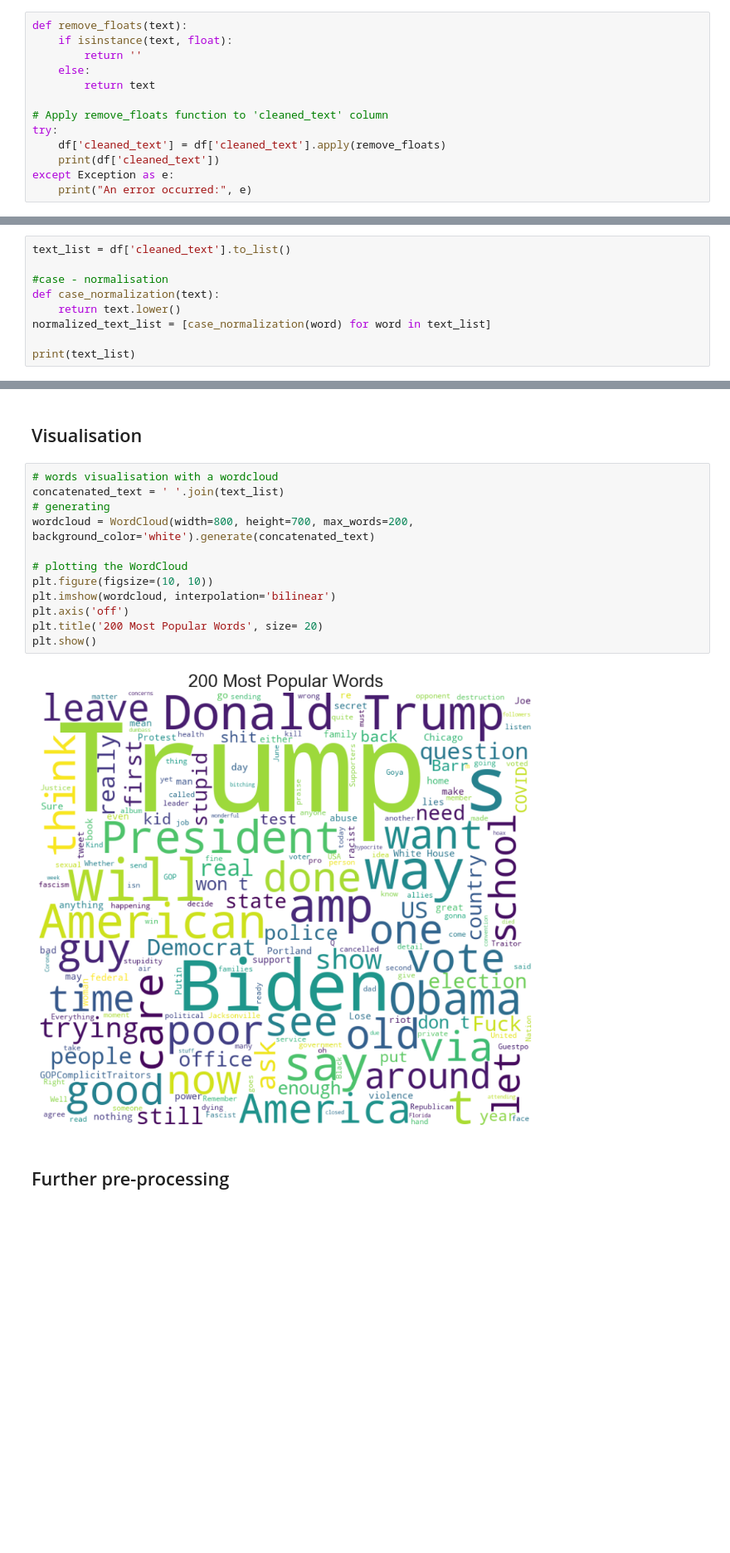
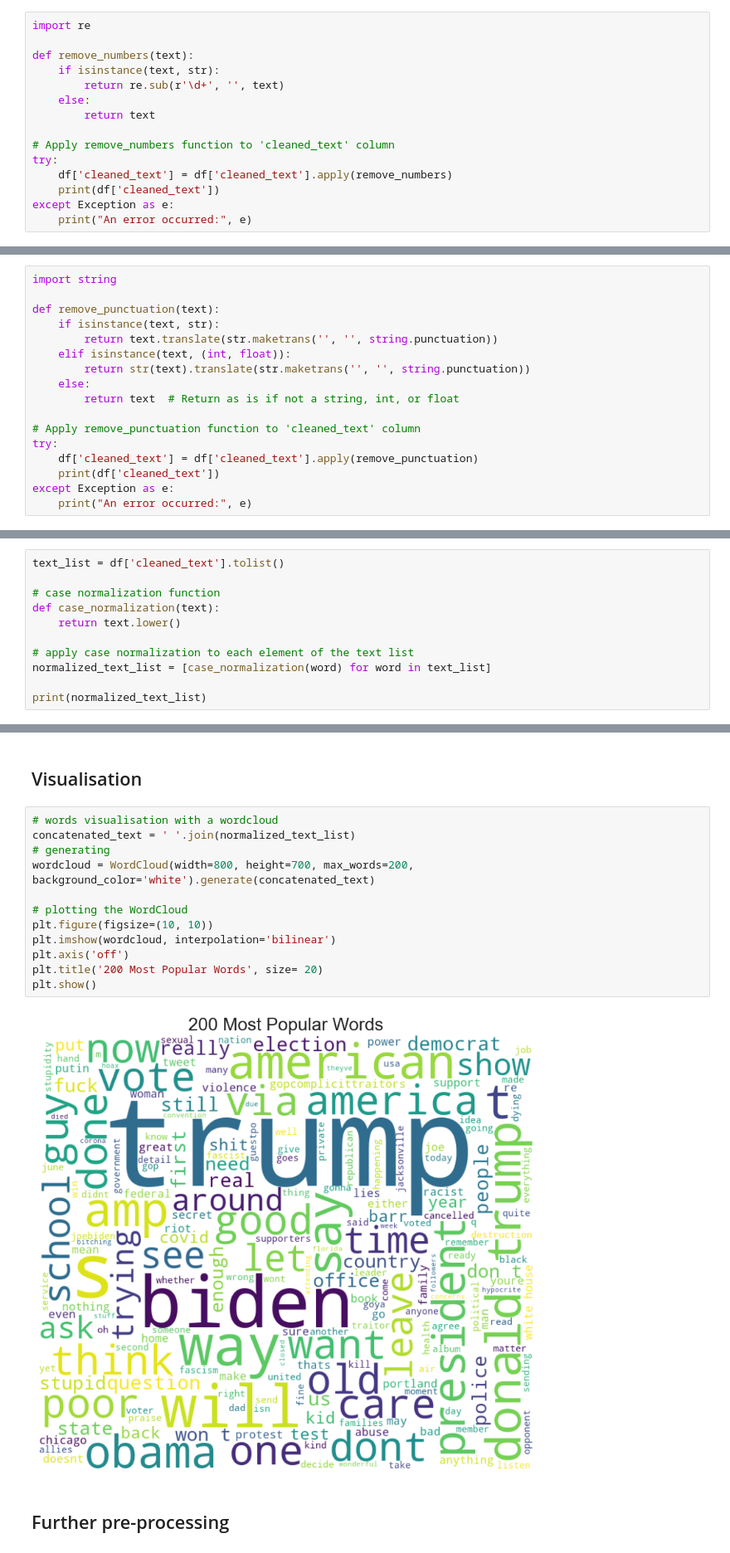
Before and after one commit to alicja-a-d/Analytica_UvA, a Jupyter notebook: code/tm_tweets/bert_tweets.ipynb, the cells around one changed output, grey strips where cells are left out. Shown at 83% size. Saved outputs shown, nothing was run; the diff lists cells and outputs as text; blank space fills up the shorter version.

```diff
--- a/code/tm_tweets/bert_tweets.ipynb
+++ b/code/tm_tweets/bert_tweets.ipynb
@@ -126,15 +171,17 @@ df['cleaned_text'] = df['cleaned_text'].apply(remove_numbers)
 # %% [output]
 "\n#removing numbers\ndef remove_numbers(text):\n    return re.sub(r'\\d+', '', text)\ndf['cleaned_text'] = df['cleaned_text'].apply(remove_numbers)\n"
 # %%
-def remove_floats(text):
-    if isinstance(text, float):
-        return ''
+import re
+
+def remove_numbers(text):
+    if isinstance(text, str):
+        return re.sub(r'\d+', '', text)
     else:
         return text
 
-# Apply remove_floats function to 'cleaned_text' column
+# Apply remove_numbers function to 'cleaned_text' column
 try:
-    df['cleaned_text'] = df['cleaned_text'].apply(remove_floats)
+    df['cleaned_text'] = df['cleaned_text'].apply(remove_numbers)
     print(df['cleaned_text'])
 except Exception as e:
     print("An error occurred:", e)
@@ -164,0 +212,17 @@ TypeError: 'str' object is not callable
+# %%
+import string
+
+def remove_punctuation(text):
+    if isinstance(text, str):
+        return text.translate(str.maketrans('', '', string.punctuation))
+    elif isinstance(text, (int, float)):
+        return str(text).translate(str.maketrans('', '', string.punctuation))
+    else:
+        return text  # Return as is if not a string, int, or float
+
+# Apply remove_punctuation function to 'cleaned_text' column
+try:
+    df['cleaned_text'] = df['cleaned_text'].apply(remove_punctuation)
+    print(df['cleaned_text'])
+except Exception as e:
+    print("An error occurred:", e)
@@ -181,12 +258,14 @@ df['review_text_english'] = df['review_text_english'].str.replace('combinatie',
 # %% [markdown]
 1. case-normalization
 # %%
-text_list = df['cleaned_text'].to_list()
+text_list = df['cleaned_text'].tolist()
 
-#case - normalisation
+# case normalization function
 def case_normalization(text):
     return text.lower()
+
+# apply case normalization to each element of the text list
 normalized_text_list = [case_normalization(word) for word in text_list]
 
-print(text_list)
+print(normalized_text_list)
 # %% [output]
@@ -195,18 +274,18 @@ print(text_list)
 ## Visualisation
 # %%
 # words visualisation with a wordcloud
-concatenated_text = ' '.join(text_list)
+concatenated_text = ' '.join(normalized_text_list)
 # generating
 wordcloud = WordCloud(width=800, height=700, max_words=200, background_color='white').generate(concatenated_text)
 
 # plotting the WordCloud
 plt.figure(figsize=(10, 10))
 plt.imshow(wordcloud, interpolation='bilinear')
 plt.axis('off')
 plt.title('200 Most Popular Words', size= 20)
 plt.show()
 # %% [output]
-[figure, old version]
+[figure, new version]
 # %% [markdown]
 ## Further pre-processing
 # %% [markdown]
```
Also changed, not shown: parts of 6 cells of this notebook.
